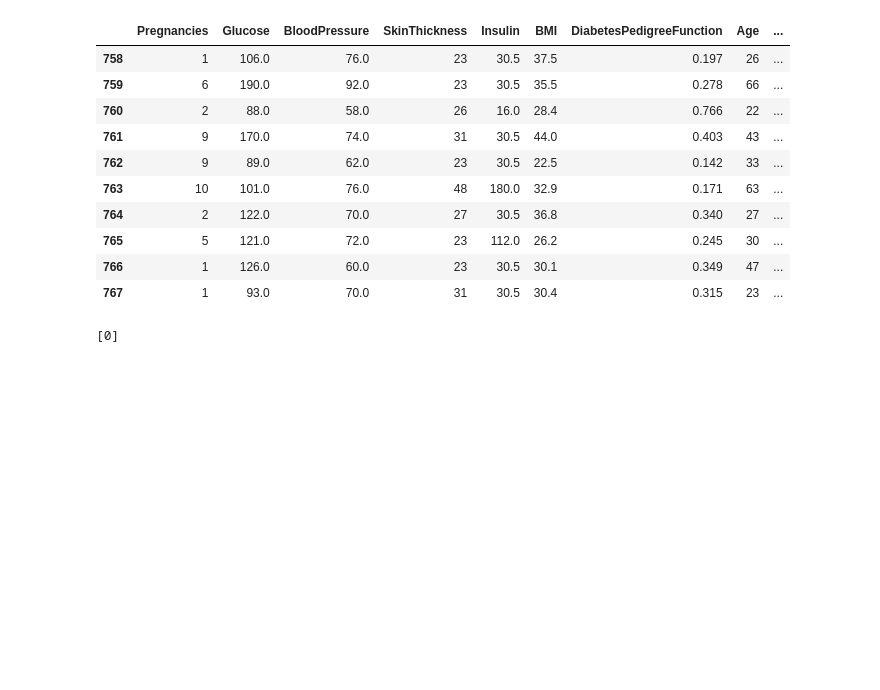
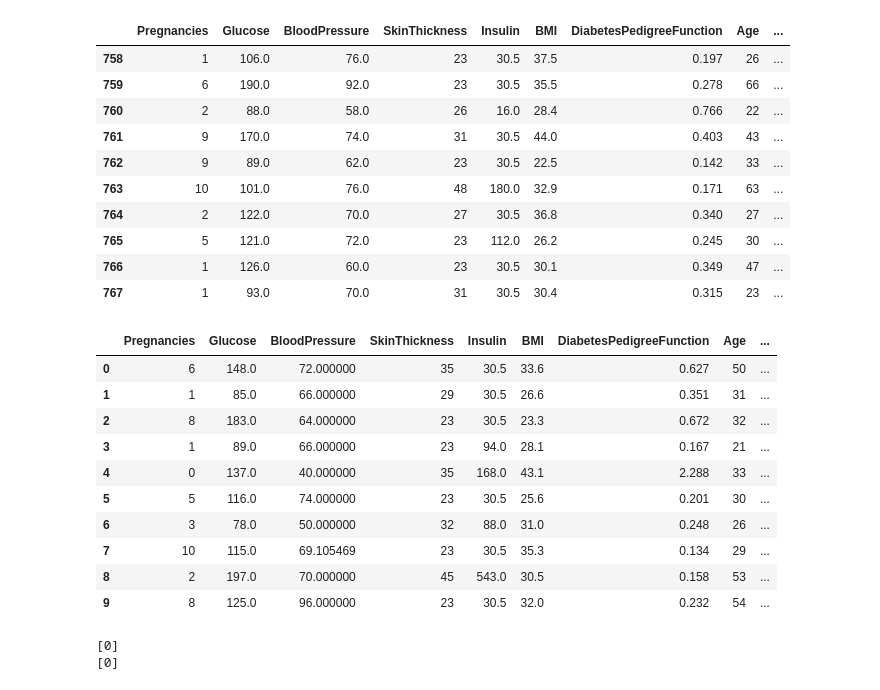
Before and after one commit to SaqlainKalokhe/Diabetes_Prediction, a Jupyter notebook: Diabetes.ipynb, the cells around one changed output. Cells and saved outputs as stored; diff of their text form; code cells hidden in the pictures; blank space fills up the shorter version.

```diff
--- a/Diabetes.ipynb
+++ b/Diabetes.ipynb
@@ -346,4 +375,18 @@ df.tail(10)
 | 765 | 5 | 121.0 | 72.0 | 23 | 112.0 | 26.2 | 0.245 | 30 | ... |
 | 766 | 1 | 126.0 | 60.0 | 23 | 30.5 | 30.1 | 0.349 | 47 | ... |
 | 767 | 1 | 93.0 | 70.0 | 31 | 30.5 | 30.4 | 0.315 | 23 | ... |
+# %%
+df.head(10)
+# %% [output]
+|  | Pregnancies | Glucose | BloodPressure | SkinThickness | Insulin | BMI | DiabetesPedigreeFunction | Age | ... |
+| 0 | 6 | 148.0 | 72.000000 | 35 | 30.5 | 33.6 | 0.627 | 50 | ... |
+| 1 | 1 | 85.0 | 66.000000 | 29 | 30.5 | 26.6 | 0.351 | 31 | ... |
+| 2 | 8 | 183.0 | 64.000000 | 23 | 30.5 | 23.3 | 0.672 | 32 | ... |
+| 3 | 1 | 89.0 | 66.000000 | 23 | 94.0 | 28.1 | 0.167 | 21 | ... |
+| 4 | 0 | 137.0 | 40.000000 | 35 | 168.0 | 43.1 | 2.288 | 33 | ... |
+| 5 | 5 | 116.0 | 74.000000 | 23 | 30.5 | 25.6 | 0.201 | 30 | ... |
+| 6 | 3 | 78.0 | 50.000000 | 32 | 88.0 | 31.0 | 0.248 | 26 | ... |
+| 7 | 10 | 115.0 | 69.105469 | 23 | 30.5 | 35.3 | 0.134 | 29 | ... |
+| 8 | 2 | 197.0 | 70.000000 | 45 | 543.0 | 30.5 | 0.158 | 53 | ... |
+| 9 | 8 | 125.0 | 96.000000 | 23 | 30.5 | 32.0 | 0.232 | 54 | ... |
 # %%
@@ -351,6 +394,10 @@ with open("logistic_model.pkl" , "rb") as f:
     mp = pickle.load(f)
-# %%
-test2 = np.array([6	,190.0	,92.0	,23	,30.5,	35.5,	0.278,	66]).reshape(1, -1)
-print(mp.predict(sc.fit_transform(test2)))
-# %% [output]
-[0]
+# %%
+test2 = np.array([0,137,40,35,168,43.1,2.228,33]).reshape(1, -1)
+print(mp.predict(sc.fit_transform(test2)))
+
+test2 = np.array([0,137,40,35,168,43.1,2.228,33]).reshape(1, -1)
+print(mp.predict(test2))
+# %% [output]
+[0]
+[0]
```
Also changed, not shown: parts of 14 cells of this notebook, 20 other files.
